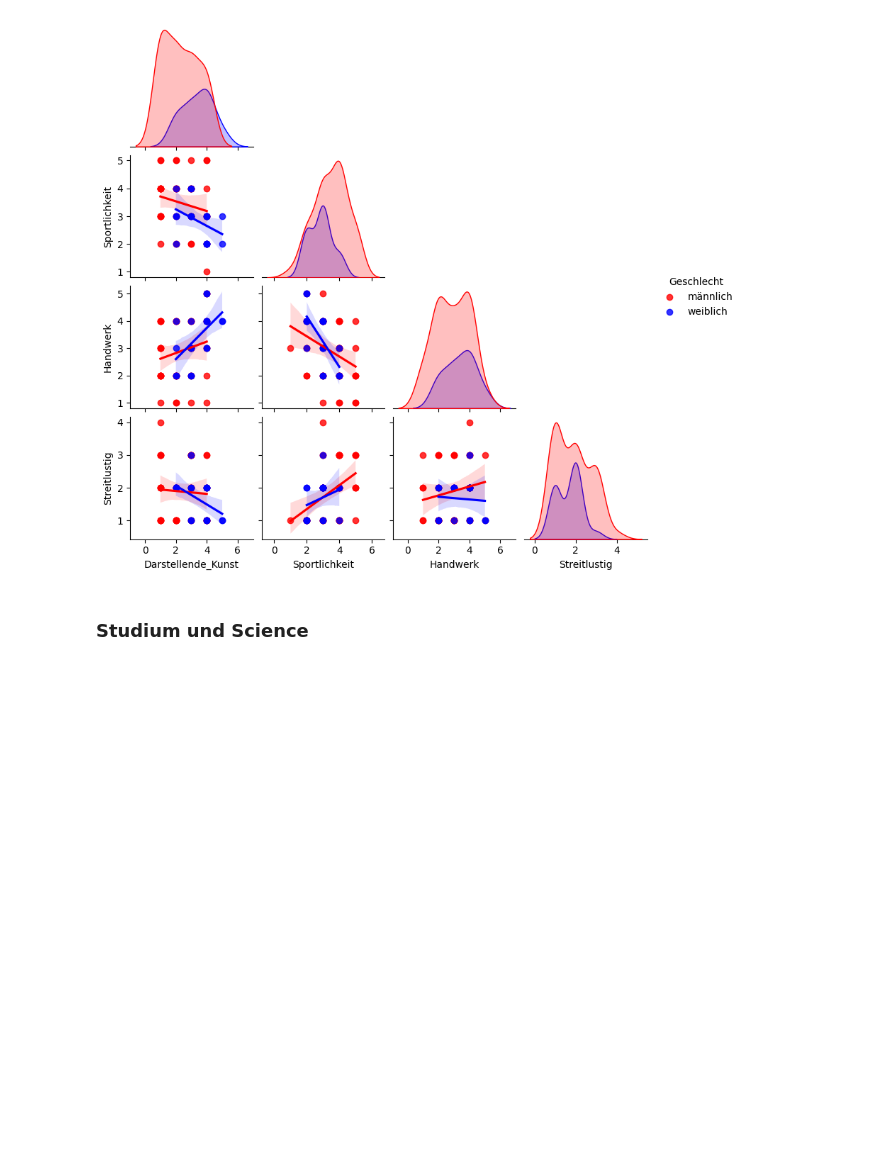
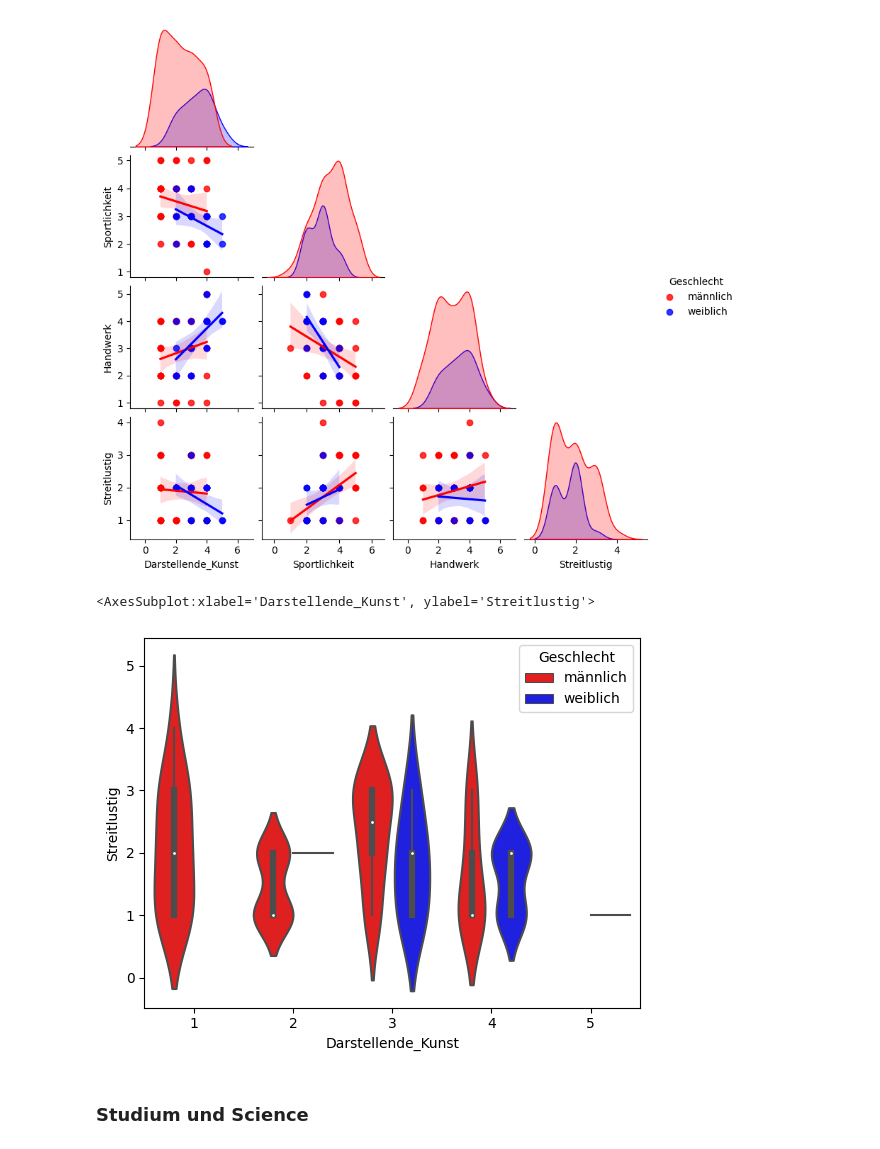
Before and after one commit to JulianCatnip/StudentMatcher, a Jupyter notebook: 02_Korrelationsanalyse.ipynb, the cells around one changed output. Drawn from its saved outputs; the diff is of its cells as text; code cells hidden in the pictures; blank space fills up the shorter version.

```diff
--- a/02_Korrelationsanalyse.ipynb
+++ b/02_Korrelationsanalyse.ipynb
@@ -186,5 +181,10 @@ sb.pairplot(
 # %% [output]
 <seaborn.axisgrid.PairGrid at 0x...>
 [figure]
+# %%
+sb.violinplot(data=data, x="Darstellende_Kunst", y="Streitlustig", hue="Geschlecht", palette=["red", "blue"])
+# %% [output]
+<AxesSubplot:xlabel='Darstellende_Kunst', ylabel='Streitlustig'>
+[figure, added]
 # %% [markdown]
 ### Studium und Science
```
Also changed, not shown: parts of 17 cells of this notebook.
